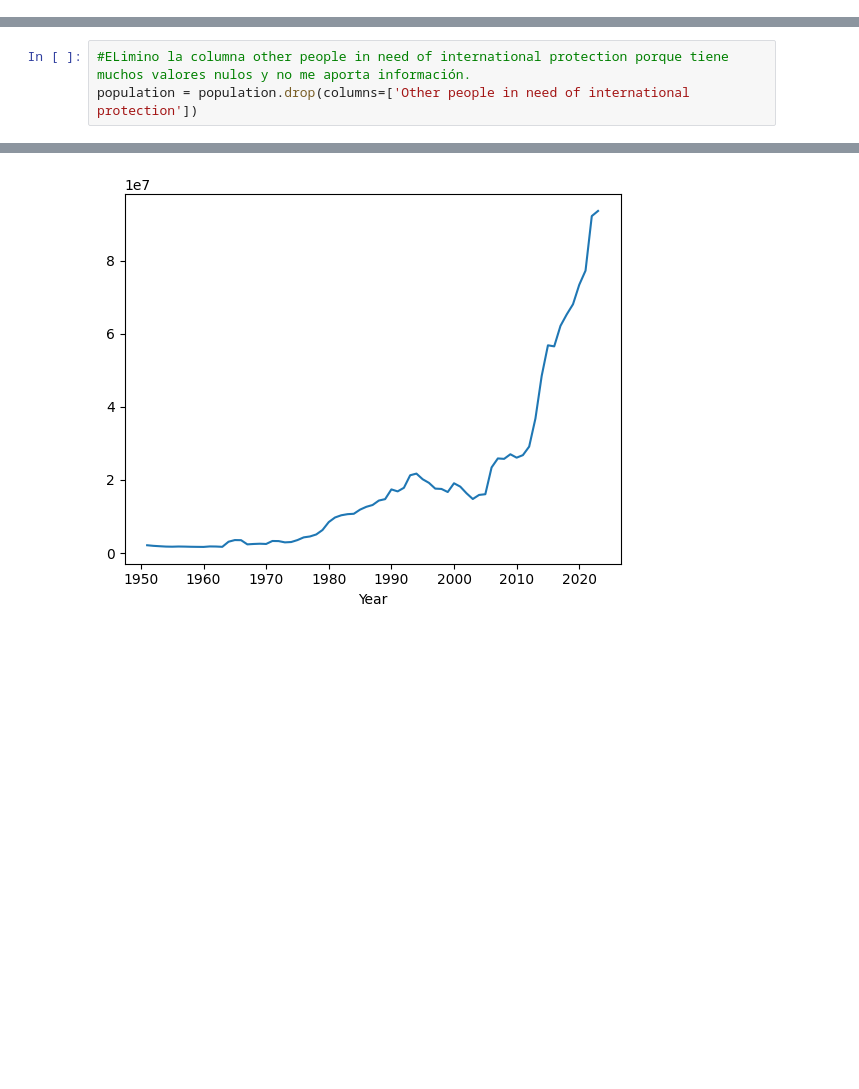
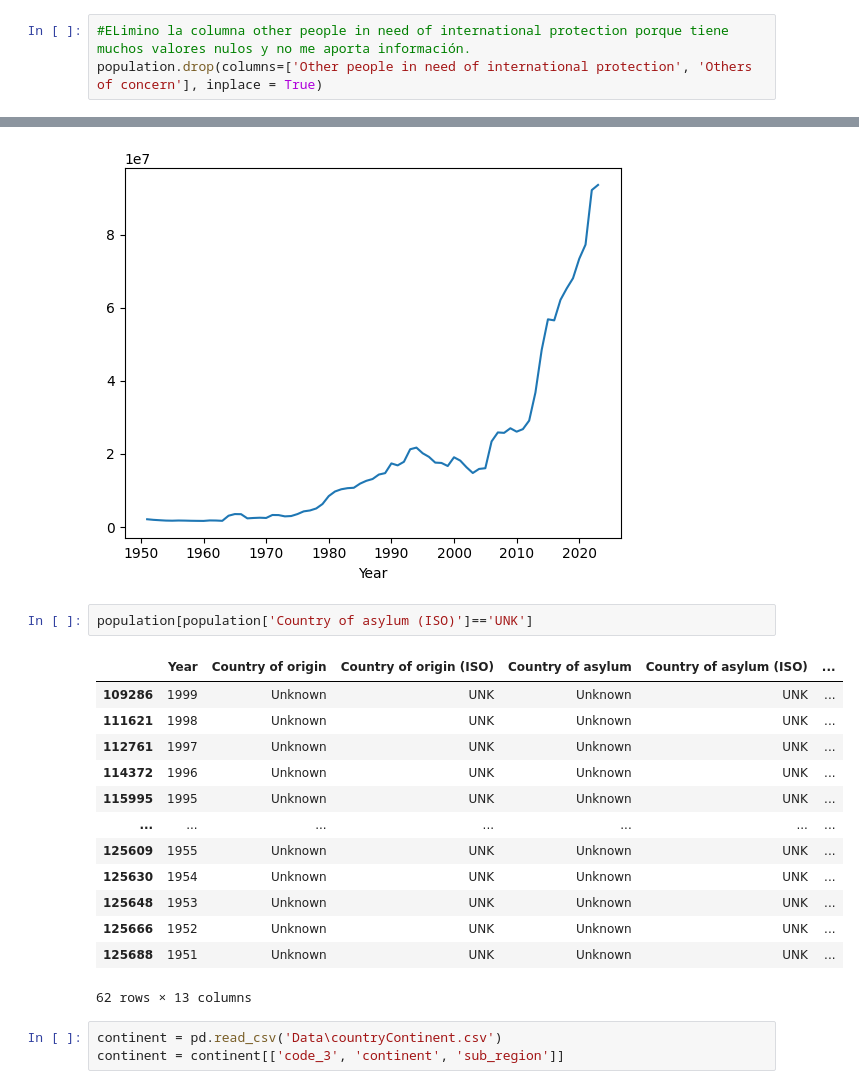
Before and after one commit to IoanaCretuAndrei/Refugee-flow-study, a Jupyter notebook: sucio.ipynb, the cells around one changed output, grey strips where cells are left out. Drawn from its saved outputs; the diff is of its cells as text; blank space fills up the shorter version.

```diff
--- a/sucio.ipynb
+++ b/sucio.ipynb
@@ -140 +128,4 @@ population['Other people in need of international protection'] = population['Oth
+# %%
+#ELimino la columna other people in need of international protection porque tiene muchos valores nulos y no me aporta información.
+population.drop(columns=['Other people in need of international protection', 'Others of concern'], inplace = True)
 # %%
@@ -148,3 +138,0 @@ population['Other people in need of international protection'].isnull().sum()
-# %%
-#ELimino la columna other people in need of international protection porque tiene muchos valores nulos y no me aporta información.
-population = population.drop(columns=['Other people in need of international protection'])
@@ -156,3 +162,22 @@ population.groupby(['Year'])['Total refugees'].sum().plot(kind='line')
 # %% [output]
 <Axes: xlabel='Year'>
 [figure]
+# %%
+population[population['Country of asylum (ISO)']=='UNK']
+# %% [output]
+|  | Year | Country of origin | Country of origin (ISO) | Country of asylum | Country of asylum (ISO) | ... |
+| 109286 | 1999 | Unknown | UNK | Unknown | UNK | ... |
+| 111621 | 1998 | Unknown | UNK | Unknown | UNK | ... |
+| 112761 | 1997 | Unknown | UNK | Unknown | UNK | ... |
+| 114372 | 1996 | Unknown | UNK | Unknown | UNK | ... |
+| 115995 | 1995 | Unknown | UNK | Unknown | UNK | ... |
+| ... | ... | ... | ... | ... | ... | ... |
+| 125609 | 1955 | Unknown | UNK | Unknown | UNK | ... |
+| 125630 | 1954 | Unknown | UNK | Unknown | UNK | ... |
+| 125648 | 1953 | Unknown | UNK | Unknown | UNK | ... |
+| 125666 | 1952 | Unknown | UNK | Unknown | UNK | ... |
+| 125688 | 1951 | Unknown | UNK | Unknown | UNK | ... |
+62 rows × 13 columns
+# %%
+continent = pd.read_csv('Data\countryContinent.csv')
+continent = continent[['code_3', 'continent', 'sub_region']]
```
Also changed, not shown: parts of 17 cells of this notebook, 1 other file.
